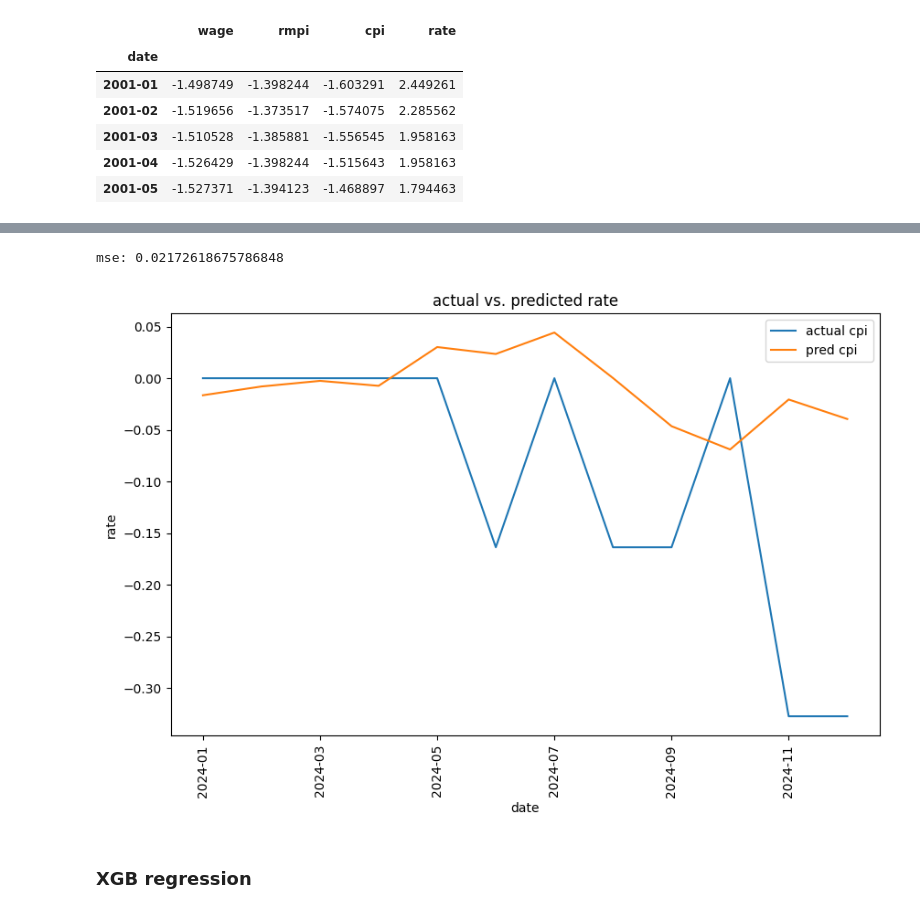
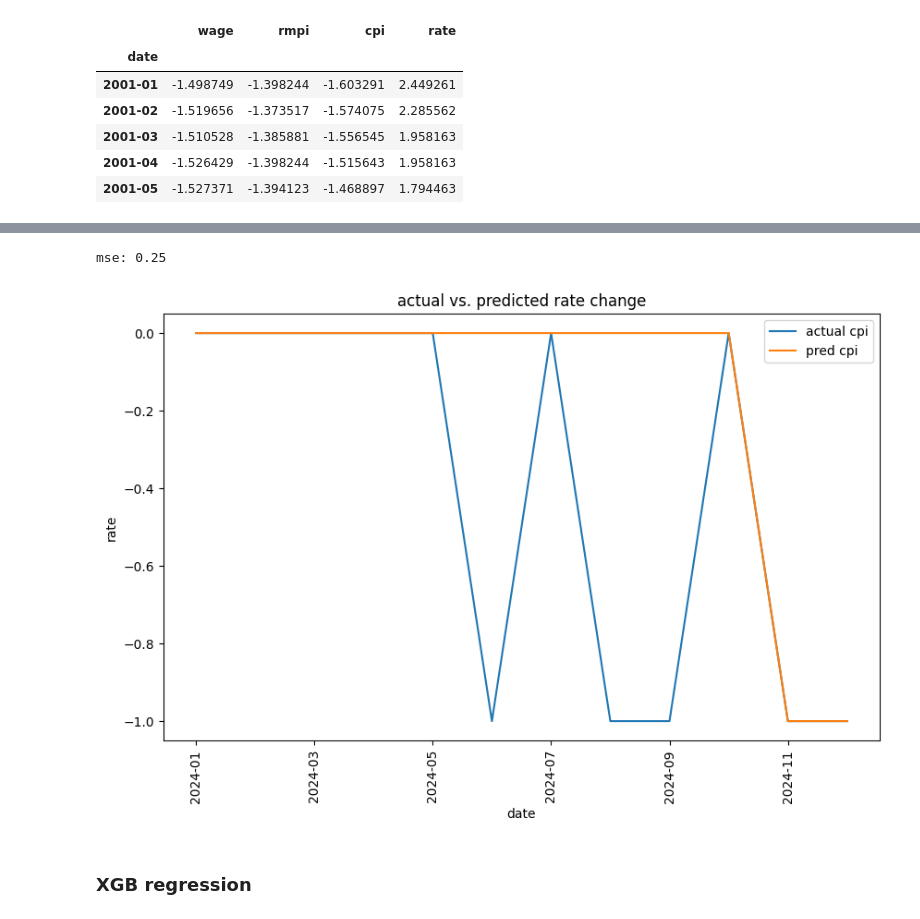
Before and after one commit to FleaBusyBeeBergs/dtsa5506-pipeline, a Jupyter notebook: dtsa5506_final_project.ipynb, the cells around one changed output, grey strips where cells are left out. Cells and saved outputs as stored; diff of their text form; code cells hidden in the pictures.

```diff
--- a/dtsa5506_final_project.ipynb
+++ b/dtsa5506_final_project.ipynb
@@ -871,0 +928,10 @@ numerical_features = ['wage', 'rmpi', 'cpi', 'year', 'month', 'quarter',
+# %%
+correlations = {feature: pointbiserialr(ml_df[feature],
+                                        ml_df['rate_change'])[0] for feature in features}
+corr_df = pd.DataFrame.from_dict(correlations,
+                                 orient = 'index',
+                                 columns = ['correlation'])
+corr_df = corr_df.abs().sort_values(by = 'correlation',
+                                    ascending = False)
+
+corr_df.head(6)
@@ -871,0 +946,2 @@ numerical_features = ['wage', 'rmpi', 'cpi', 'year', 'month', 'quarter',
+# %%
+top_6_features = corr_df.head(6).index.tolist()
@@ -875,13 +976,13 @@ train_ml = ml_df[(ml_df['date'] >= '2002-01-01') & (ml_df['date'] <= '2023-12-01
 test_ml = ml_df[(ml_df['date'] >= '2024-01-01') & (ml_df['date'] <= '2024-12-31')]
 # %%
 # train test
-X_train = train_ml[numerical_features]
+X_train = train_ml[top_6_features]
 y_train = train_ml['rate_change']
 
-X_test = test_ml[numerical_features]
+X_test = test_ml[top_6_features]
 y_test = test_ml['rate_change']
 # %%
-model = LinearRegression()
+model = LogisticRegression(max_iter = 1000)
 
 # fit
 model.fit(X_train, y_train)
@@ -893,32 +994,32 @@ y_pred = model.predict(X_test)
 mse = mean_squared_error(y_test, y_pred)
 print(f'mse: {mse}')
 # %% [output]
-mse: 0.02172618675786848
+mse: 0.25
 # %%
 # plot actual vs pred
 plt.figure(figsize = (10, 6))
 
 # years for xaxis lab
 x_tick_labels = test_ml['date'].dt.strftime('%Y-%m')
 
 plt.plot(range(len(y_test)),
          y_test.values,
          label = 'actual cpi')
 plt.plot(range(len(y_test)),
          y_pred,
          label = 'pred cpi')
 
 plt.xlabel('date')
 plt.xticks(range(len(y_test))[::2],
            x_tick_labels[::2],
            rotation = 90)
 
 plt.ylabel('rate')
-plt.title('actual vs. predicted rate')
+plt.title('actual vs. predicted rate change')
 plt.legend()
 plt.show()
 # %% [output]
-[figure, old version]
+[figure, new version]
 # %% [markdown]
 ### XGB regression
 # %%
```
Also changed, not shown: parts of 29 cells of this notebook.
